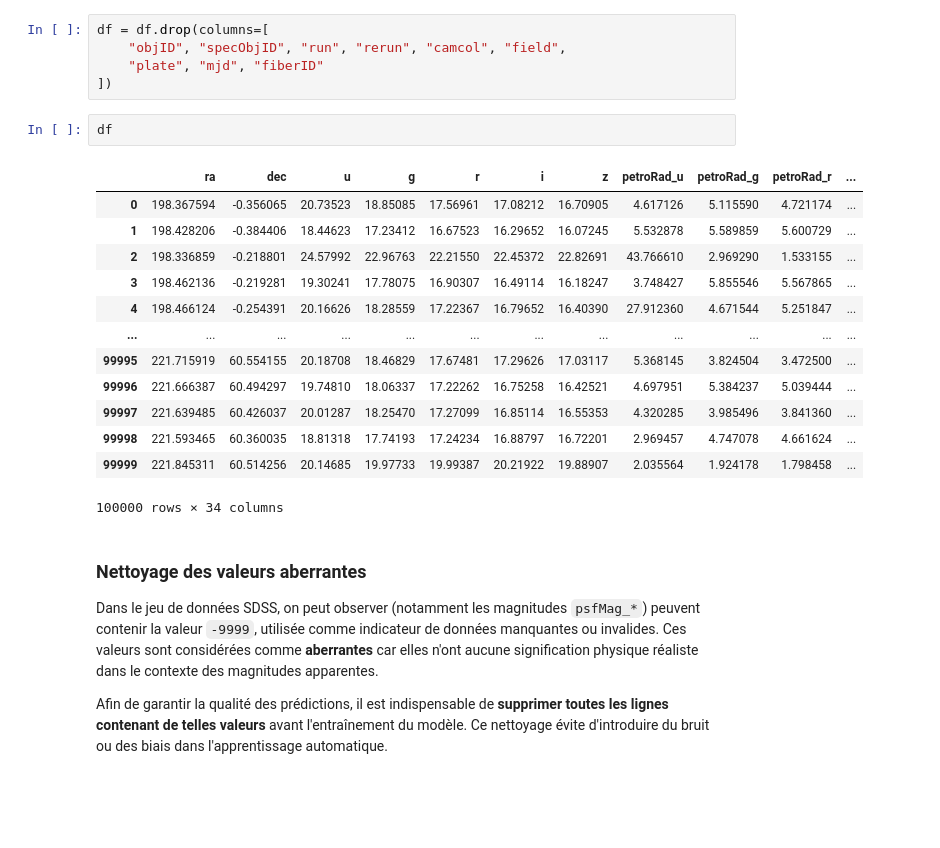
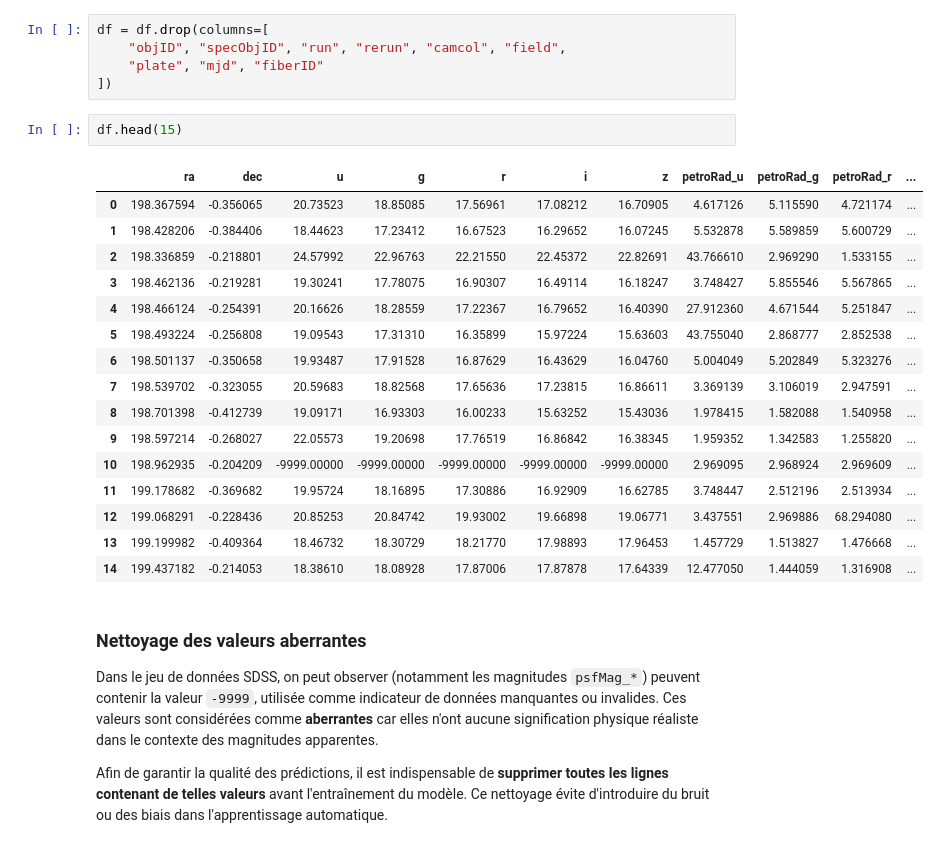
Before and after one commit to FDSena/SDSS_PROJECT_DA, a Jupyter notebook: projet.ipynb, the cells around one changed output. Saved outputs shown, nothing was run; the diff lists cells and outputs as text; blank space fills up the shorter version.

```diff
--- a/projet.ipynb
+++ b/projet.ipynb
@@ -55,21 +64,24 @@ df = df.drop(columns=[
     "plate", "mjd", "fiberID"
 ])
 # %%
-df
+df.head(15)
 # %% [output]
 |  | ra | dec | u | g | r | i | z | petroRad_u | petroRad_g | petroRad_r | ... |
 | 0 | 198.367594 | -0.356065 | 20.73523 | 18.85085 | 17.56961 | 17.08212 | 16.70905 | 4.617126 | 5.115590 | 4.721174 | ... |
 | 1 | 198.428206 | -0.384406 | 18.44623 | 17.23412 | 16.67523 | 16.29652 | 16.07245 | 5.532878 | 5.589859 | 5.600729 | ... |
 | 2 | 198.336859 | -0.218801 | 24.57992 | 22.96763 | 22.21550 | 22.45372 | 22.82691 | 43.766610 | 2.969290 | 1.533155 | ... |
 | 3 | 198.462136 | -0.219281 | 19.30241 | 17.78075 | 16.90307 | 16.49114 | 16.18247 | 3.748427 | 5.855546 | 5.567865 | ... |
 | 4 | 198.466124 | -0.254391 | 20.16626 | 18.28559 | 17.22367 | 16.79652 | 16.40390 | 27.912360 | 4.671544 | 5.251847 | ... |
-| ... | ... | ... | ... | ... | ... | ... | ... | ... | ... | ... | ... |
-| 99995 | 221.715919 | 60.554155 | 20.18708 | 18.46829 | 17.67481 | 17.29626 | 17.03117 | 5.368145 | 3.824504 | 3.472500 | ... |
-| 99996 | 221.666387 | 60.494297 | 19.74810 | 18.06337 | 17.22262 | 16.75258 | 16.42521 | 4.697951 | 5.384237 | 5.039444 | ... |
-| 99997 | 221.639485 | 60.426037 | 20.01287 | 18.25470 | 17.27099 | 16.85114 | 16.55353 | 4.320285 | 3.985496 | 3.841360 | ... |
-| 99998 | 221.593465 | 60.360035 | 18.81318 | 17.74193 | 17.24234 | 16.88797 | 16.72201 | 2.969457 | 4.747078 | 4.661624 | ... |
-| 99999 | 221.845311 | 60.514256 | 20.14685 | 19.97733 | 19.99387 | 20.21922 | 19.88907 | 2.035564 | 1.924178 | 1.798458 | ... |
+| 5 | 198.493224 | -0.256808 | 19.09543 | 17.31310 | 16.35899 | 15.97224 | 15.63603 | 43.755040 | 2.868777 | 2.852538 | ... |
+| 6 | 198.501137 | -0.350658 | 19.93487 | 17.91528 | 16.87629 | 16.43629 | 16.04760 | 5.004049 | 5.202849 | 5.323276 | ... |
+| 7 | 198.539702 | -0.323055 | 20.59683 | 18.82568 | 17.65636 | 17.23815 | 16.86611 | 3.369139 | 3.106019 | 2.947591 | ... |
+| 8 | 198.701398 | -0.412739 | 19.09171 | 16.93303 | 16.00233 | 15.63252 | 15.43036 | 1.978415 | 1.582088 | 1.540958 | ... |
+| 9 | 198.597214 | -0.268027 | 22.05573 | 19.20698 | 17.76519 | 16.86842 | 16.38345 | 1.959352 | 1.342583 | 1.255820 | ... |
+| 10 | 198.962935 | -0.204209 | -9999.00000 | -9999.00000 | -9999.00000 | -9999.00000 | -9999.00000 | 2.969095 | 2.968924 | 2.969609 | ... |
+| 11 | 199.178682 | -0.369682 | 19.95724 | 18.16895 | 17.30886 | 16.92909 | 16.62785 | 3.748447 | 2.512196 | 2.513934 | ... |
+| 12 | 199.068291 | -0.228436 | 20.85253 | 20.84742 | 19.93002 | 19.66898 | 19.06771 | 3.437551 | 2.969886 | 68.294080 | ... |
+| 13 | 199.199982 | -0.409364 | 18.46732 | 18.30729 | 18.21770 | 17.98893 | 17.96453 | 1.457729 | 1.513827 | 1.476668 | ... |
+| 14 | 199.437182 | -0.214053 | 18.38610 | 18.08928 | 17.87006 | 17.87878 | 17.64339 | 12.477050 | 1.444059 | 1.316908 | ... |
-100000 rows × 34 columns
 # %% [markdown]
 ### Nettoyage des valeurs aberrantes
 
```
Also changed, not shown: parts of 24 cells of this notebook.
